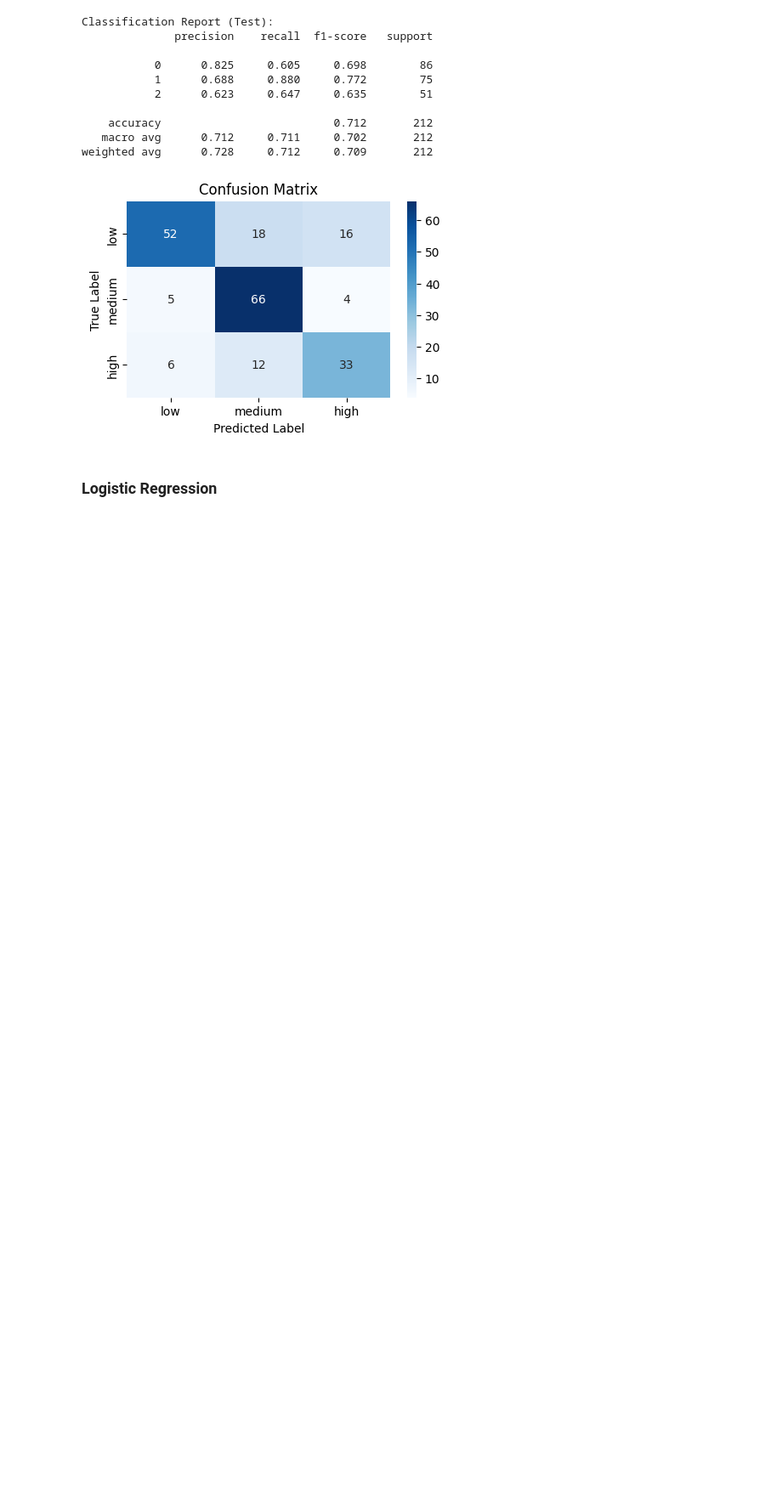
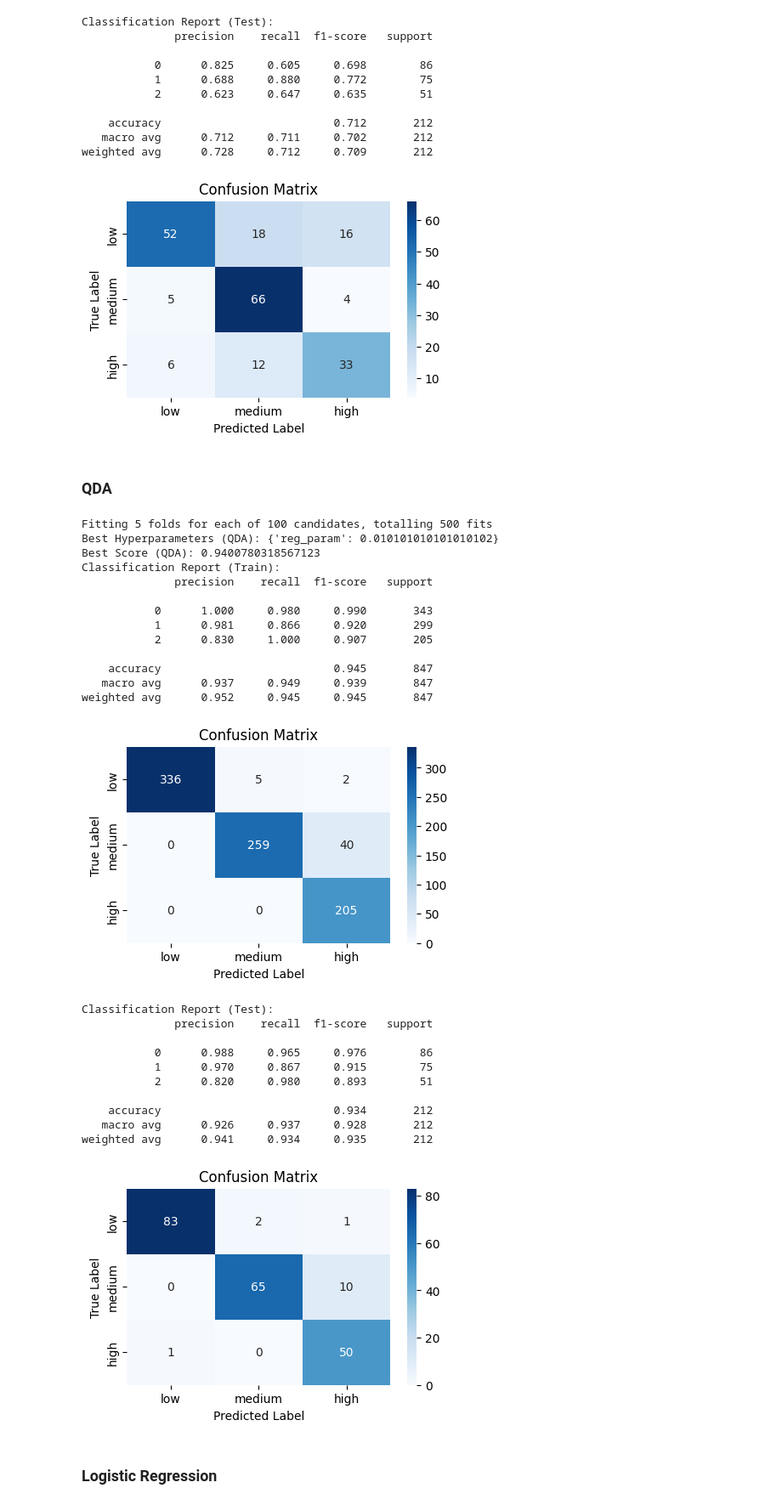
Before and after one commit to kulaphongj/milk_quality_prediction, a Jupyter notebook: 2_modelling_v02_allmodels.ipynb, the cells around one changed output. Shown at 85% size. Drawn from its saved outputs; the diff is of its cells as text; code cells hidden in the pictures; blank space fills up the shorter version.

```diff
--- a/2_modelling_v02_allmodels.ipynb
+++ b/2_modelling_v02_allmodels.ipynb
@@ -402,3 +402,5 @@ Classification Report (Test):
    macro avg      0.712     0.711     0.702       212
 weighted avg      0.728     0.712     0.709       212
 [figure]
+# %% [markdown]
+### QDA
@@ -405,3 +462,32 @@ weighted avg      0.728     0.712     0.709       212
+# %%
+df_res_qda, qda_classifier = model_qda(X_trn_scale, y_trn, X_tst_scale, y_tst,
+                                            pef_matric1=matric1, pef_matric2=matric2)
+# %% [output]
+Fitting 5 folds for each of 100 candidates, totalling 500 fits
+Best Hyperparameters (QDA): {'reg_param': 0.010101010101010102}
+Best Score (QDA): 0.9400780318567123
+Classification Report (Train):
+              precision    recall  f1-score   support
+
+           0      1.000     0.980     0.990       343
+           1      0.981     0.866     0.920       299
+           2      0.830     1.000     0.907       205
+
+    accuracy                          0.945       847
+   macro avg      0.937     0.949     0.939       847
+weighted avg      0.952     0.945     0.945       847
+[figure, added]
+Classification Report (Test):
+              precision    recall  f1-score   support
+
+           0      0.988     0.965     0.976        86
+           1      0.970     0.867     0.915        75
+           2      0.820     0.980     0.893        51
+
+    accuracy                          0.934       212
+   macro avg      0.926     0.937     0.928       212
+weighted avg      0.941     0.934     0.935       212
+[figure, added]
 # %% [markdown]
 ### Logistic Regression
 # %%
```
Also changed, not shown: parts of 6 cells of this notebook.
